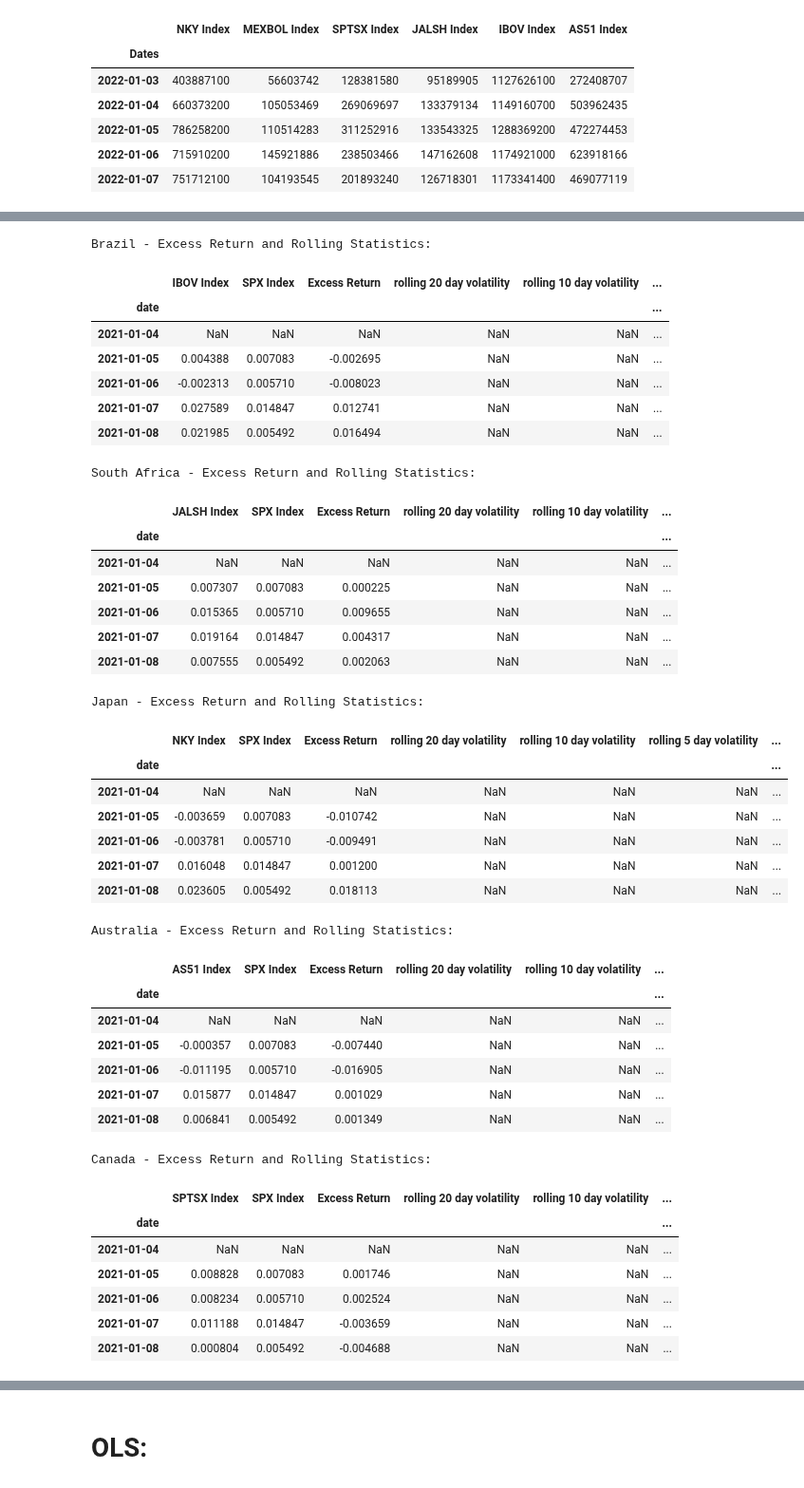
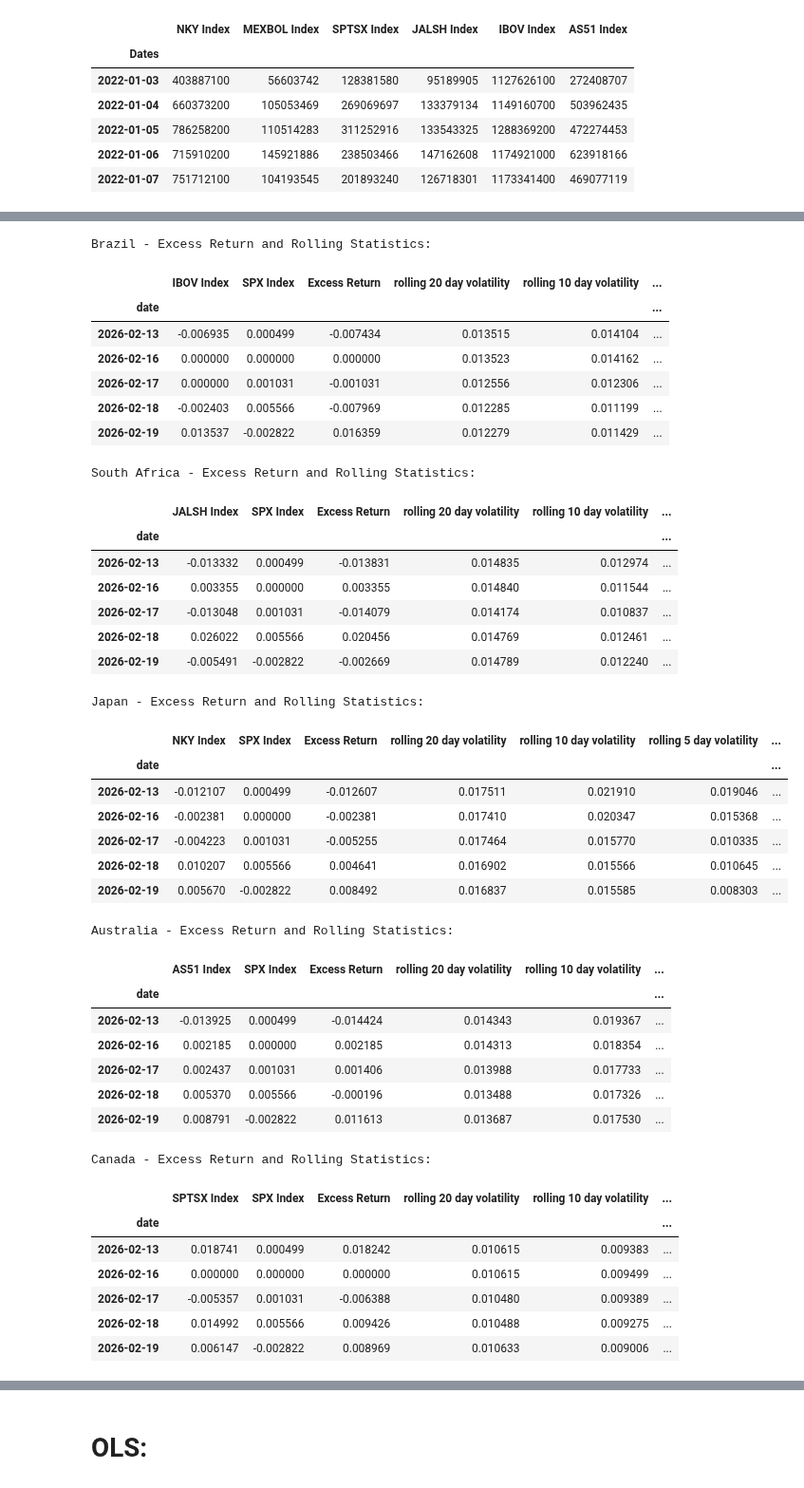
Before and after one commit to AdithSrinivasan/qts-cross-asset-fx, a Jupyter notebook: sandbox/second_regression.ipynb, the cells around one changed output, grey strips where cells are left out. Shown at 95% size. Drawn from its saved outputs; the diff is of its cells as text; code cells hidden in the pictures.

```diff
--- a/sandbox/second_regression.ipynb
+++ b/sandbox/second_regression.ipynb
@@ -134,7 +134,13 @@ for country, data in countries.items():
     # if country != 'UK':  # UK doesn't have SPX Index, so we skip this step for UK
     #     data['Volume'] = vol[data.iloc[:, 0].name]
     #     data['Volume change'] = data['Volume'].pct_change()
+    #     data['Volume change'].replace([np.inf, -np.inf, 0], np.nan, inplace=True)
     #     data['total Return'] = data.iloc[:, 0] * data['Volume']
+    #     data['total Return'].replace([np.inf, -np.inf, 0], np.nan, inplace=True)
+    #     data['total Return change'] = data['total Return'].pct_change()
+    #     data['total Return change'].replace([np.inf, -np.inf, 0], np.nan, inplace=True)
+    #     data['Notional Volume'] = data['Volume'] * eqy[data.iloc[:, 0].name]
+    #     data['Notional Volume change'] = data['Notional Volume'].pct_change()
     # data['Excess Return_quantiles'] = pd.qcut(data['Excess Return'], q=10, labels=False)
     data['rolling 20 day volatility'] = data['Excess Return'].rolling(window=20).std()
     data['rolling 10 day volatility'] = data['Excess Return'].rolling(window=10).std()
@@ -149,7 +155,7 @@ for country, data in countries.items():
     # data['lagged 4 day excess return'] = data['Excess Return'].shift(4)
     # data['lagged 5 day excess return'] = data['Excess Return'].shift(5)
     print(f"{country} - Excess Return and Rolling Statistics:")
-    display(data.head())
+    display(data.tail())
 
     # countries_quantiles[country] = data[data['Excess Return_quantiles'] == 9]
     # display(countries_quantiles[country].head())
@@ -165,43 +171,43 @@ Mexico - Excess Return and Rolling Statistics:
 Brazil - Excess Return and Rolling Statistics:
 |  | IBOV Index | SPX Index | Excess Return | rolling 20 day volatility | rolling 10 day volatility | ... |
 | date |  |  |  |  |  | ... |
-| 2021-01-04 | NaN | NaN | NaN | NaN | NaN | ... |
-| 2021-01-05 | 0.004388 | 0.007083 | -0.002695 | NaN | NaN | ... |
-| 2021-01-06 | -0.002313 | 0.005710 | -0.008023 | NaN | NaN | ... |
-| 2021-01-07 | 0.027589 | 0.014847 | 0.012741 | NaN | NaN | ... |
-| 2021-01-08 | 0.021985 | 0.005492 | 0.016494 | NaN | NaN | ... |
+| 2026-02-13 | -0.006935 | 0.000499 | -0.007434 | 0.013515 | 0.014104 | ... |
+| 2026-02-16 | 0.000000 | 0.000000 | 0.000000 | 0.013523 | 0.014162 | ... |
+| 2026-02-17 | 0.000000 | 0.001031 | -0.001031 | 0.012556 | 0.012306 | ... |
+| 2026-02-18 | -0.002403 | 0.005566 | -0.007969 | 0.012285 | 0.011199 | ... |
+| 2026-02-19 | 0.013537 | -0.002822 | 0.016359 | 0.012279 | 0.011429 | ... |
 South Africa - Excess Return and Rolling Statistics:
 |  | JALSH Index | SPX Index | Excess Return | rolling 20 day volatility | rolling 10 day volatility | ... |
 | date |  |  |  |  |  | ... |
-| 2021-01-04 | NaN | NaN | NaN | NaN | NaN | ... |
-| 2021-01-05 | 0.007307 | 0.007083 | 0.000225 | NaN | NaN | ... |
-| 2021-01-06 | 0.015365 | 0.005710 | 0.009655 | NaN | NaN | ... |
-| 2021-01-07 | 0.019164 | 0.014847 | 0.004317 | NaN | NaN | ... |
-| 2021-01-08 | 0.007555 | 0.005492 | 0.002063 | NaN | NaN | ... |
+| 2026-02-13 | -0.013332 | 0.000499 | -0.013831 | 0.014835 | 0.012974 | ... |
+| 2026-02-16 | 0.003355 | 0.000000 | 0.003355 | 0.014840 | 0.011544 | ... |
+| 2026-02-17 | -0.013048 | 0.001031 | -0.014079 | 0.014174 | 0.010837 | ... |
+| 2026-02-18 | 0.026022 | 0.005566 | 0.020456 | 0.014769 | 0.012461 | ... |
+| 2026-02-19 | -0.005491 | -0.002822 | -0.002669 | 0.014789 | 0.012240 | ... |
 Japan - Excess Return and Rolling Statistics:
 |  | NKY Index | SPX Index | Excess Return | rolling 20 day volatility | rolling 10 day volatility | rolling 5 day volatility | ... |
 | date |  |  |  |  |  |  | ... |
-| 2021-01-04 | NaN | NaN | NaN | NaN | NaN | NaN | ... |
-| 2021-01-05 | -0.003659 | 0.007083 | -0.010742 | NaN | NaN | NaN | ... |
-| 2021-01-06 | -0.003781 | 0.005710 | -0.009491 | NaN | NaN | NaN | ... |
-| 2021-01-07 | 0.016048 | 0.014847 | 0.001200 | NaN | NaN | NaN | ... |
-| 2021-01-08 | 0.023605 | 0.005492 | 0.018113 | NaN | NaN | NaN | ... |
+| 2026-02-13 | -0.012107 | 0.000499 | -0.012607 | 0.017511 | 0.021910 | 0.019046 | ... |
+| 2026-02-16 | -0.002381 | 0.000000 | -0.002381 | 0.017410 | 0.020347 | 0.015368 | ... |
+| 2026-02-17 | -0.004223 | 0.001031 | -0.005255 | 0.017464 | 0.015770 | 0.010335 | ... |
+| 2026-02-18 | 0.010207 | 0.005566 | 0.004641 | 0.016902 | 0.015566 | 0.010645 | ... |
+| 2026-02-19 | 0.005670 | -0.002822 | 0.008492 | 0.016837 | 0.015585 | 0.008303 | ... |
 Australia - Excess Return and Rolling Statistics:
 |  | AS51 Index | SPX Index | Excess Return | rolling 20 day volatility | rolling 10 day volatility | ... |
 | date |  |  |  |  |  | ... |
-| 2021-01-04 | NaN | NaN | NaN | NaN | NaN | ... |
-| 2021-01-05 | -0.000357 | 0.007083 | -0.007440 | NaN | NaN | ... |
-| 2021-01-06 | -0.011195 | 0.005710 | -0.016905 | NaN | NaN | ... |
-| 2021-01-07 | 0.015877 | 0.014847 | 0.001029 | NaN | NaN | ... |
-| 2021-01-08 | 0.006841 | 0.005492 | 0.001349 | NaN | NaN | ... |
+| 2026-02-13 | -0.013925 | 0.000499 | -0.014424 | 0.014343 | 0.019367 | ... |
+| 2026-02-16 | 0.002185 | 0.000000 | 0.002185 | 0.014313 | 0.018354 | ... |
+| 2026-02-17 | 0.002437 | 0.001031 | 0.001406 | 0.013988 | 0.017733 | ... |
+| 2026-02-18 | 0.005370 | 0.005566 | -0.000196 | 0.013488 | 0.017326 | ... |
+| 2026-02-19 | 0.008791 | -0.002822 | 0.011613 | 0.013687 | 0.017530 | ... |
 Canada - Excess Return and Rolling Statistics:
 |  | SPTSX Index | SPX Index | Excess Return | rolling 20 day volatility | rolling 10 day volatility | ... |
 | date |  |  |  |  |  | ... |
-| 2021-01-04 | NaN | NaN | NaN | NaN | NaN | ... |
-| 2021-01-05 | 0.008828 | 0.007083 | 0.001746 | NaN | NaN | ... |
-| 2021-01-06 | 0.008234 | 0.005710 | 0.002524 | NaN | NaN | ... |
-| 2021-01-07 | 0.011188 | 0.014847 | -0.003659 | NaN | NaN | ... |
-| 2021-01-08 | 0.000804 | 0.005492 | -0.004688 | NaN | NaN | ... |
+| 2026-02-13 | 0.018741 | 0.000499 | 0.018242 | 0.010615 | 0.009383 | ... |
+| 2026-02-16 | 0.000000 | 0.000000 | 0.000000 | 0.010615 | 0.009499 | ... |
+| 2026-02-17 | -0.005357 | 0.001031 | -0.006388 | 0.010480 | 0.009389 | ... |
+| 2026-02-18 | 0.014992 | 0.005566 | 0.009426 | 0.010488 | 0.009275 | ... |
+| 2026-02-19 | 0.006147 | -0.002822 | 0.008969 | 0.010633 | 0.009006 | ... |
 UK - Excess Return and Rolling Statistics:
 |  | FTSE Index | SPX Index | Excess Return | rolling 20 day volatility | rolling 10 day volatility | ... |
 | date |  |  |  |  |  | ... |
```
Also changed, not shown: parts of 12 cells of this notebook, 12 other files.
